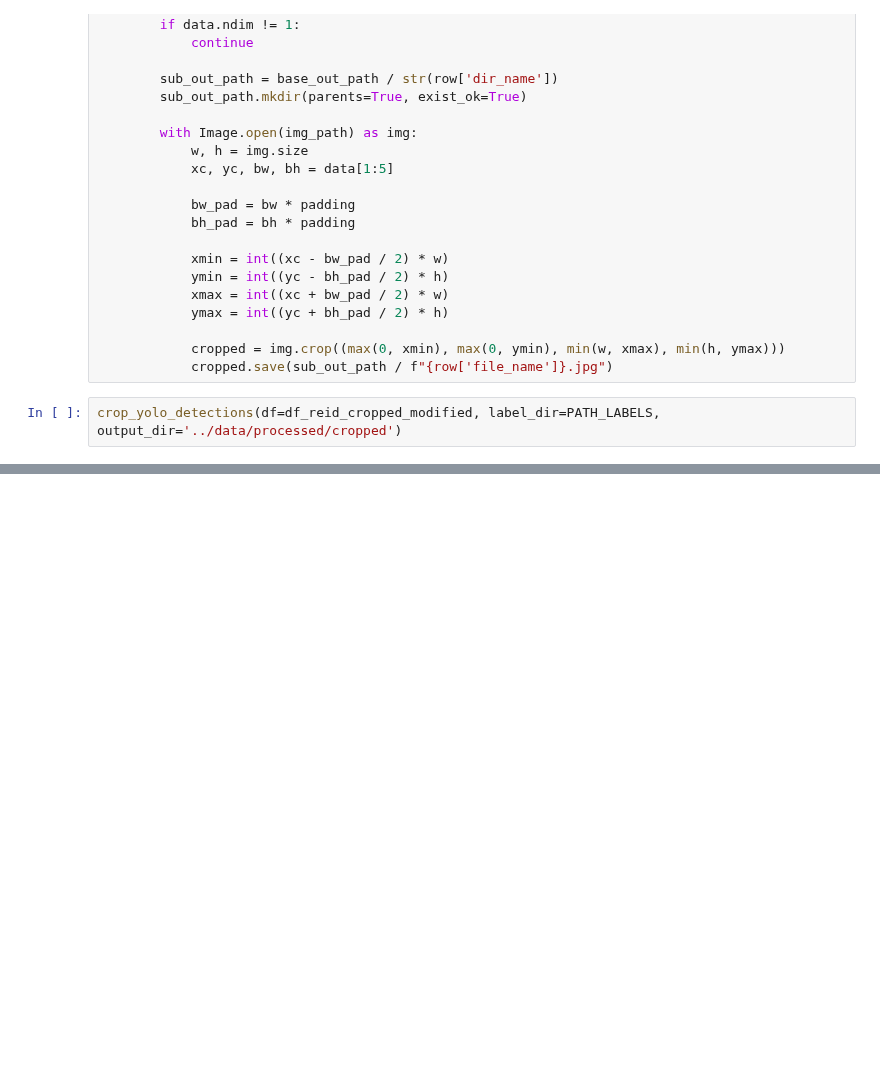
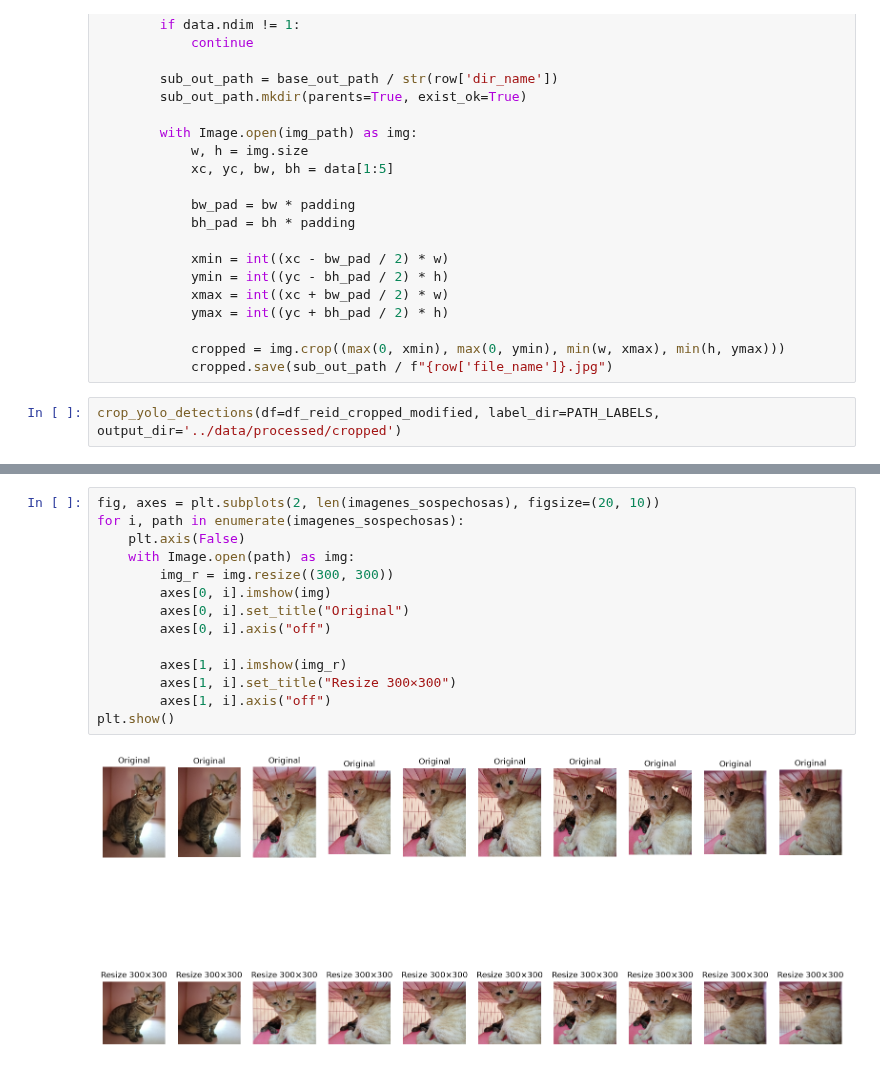
Before and after one commit to 317745/IA_PROJECT, a Jupyter notebook: notebooks/03_recorte_.ipynb, the cells around one changed output, grey strips where cells are left out. Saved outputs shown, nothing was run; the diff lists cells and outputs as text; blank space fills up the shorter version.

```diff
--- a/notebooks/03_recorte_.ipynb
+++ b/notebooks/03_recorte_.ipynb
@@ -50,0 +177,16 @@ crop_yolo_detections(df=df_reid_cropped_modified, label_dir=PATH_LABELS, output_
+# %%
+fig, axes = plt.subplots(2, len(imagenes_sospechosas), figsize=(20, 10))
+for i, path in enumerate(imagenes_sospechosas):
+    plt.axis(False)
+    with Image.open(path) as img:
+        img_r = img.resize((300, 300))
+        axes[0, i].imshow(img)
+        axes[0, i].set_title("Original")
+        axes[0, i].axis("off")
+
+        axes[1, i].imshow(img_r)
+        axes[1, i].set_title("Resize 300×300")
+        axes[1, i].axis("off")
+plt.show()
+# %% [output]
+[figure, added]
```
Also changed, not shown: parts of 10 cells of this notebook, 8 other files.
